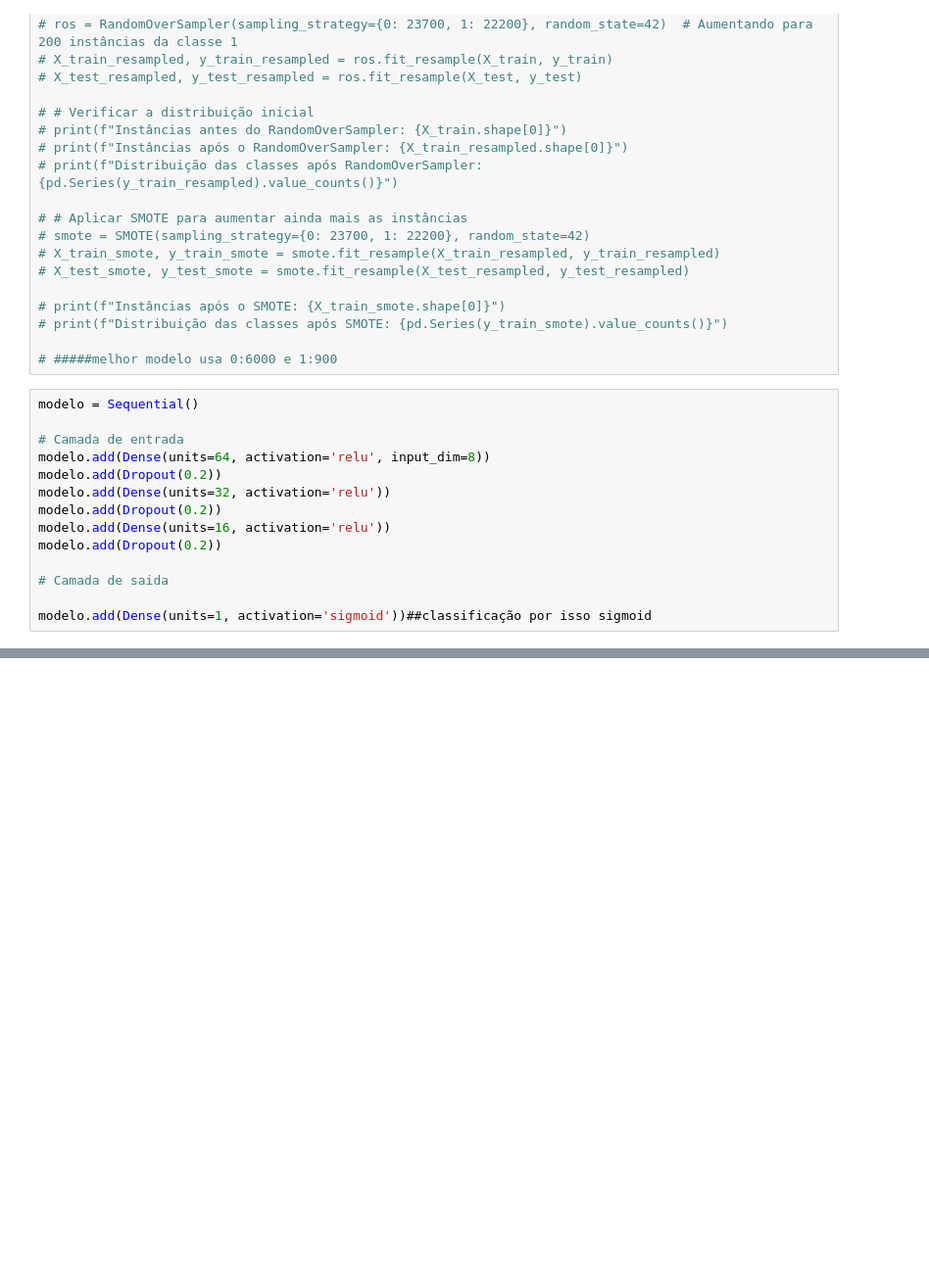
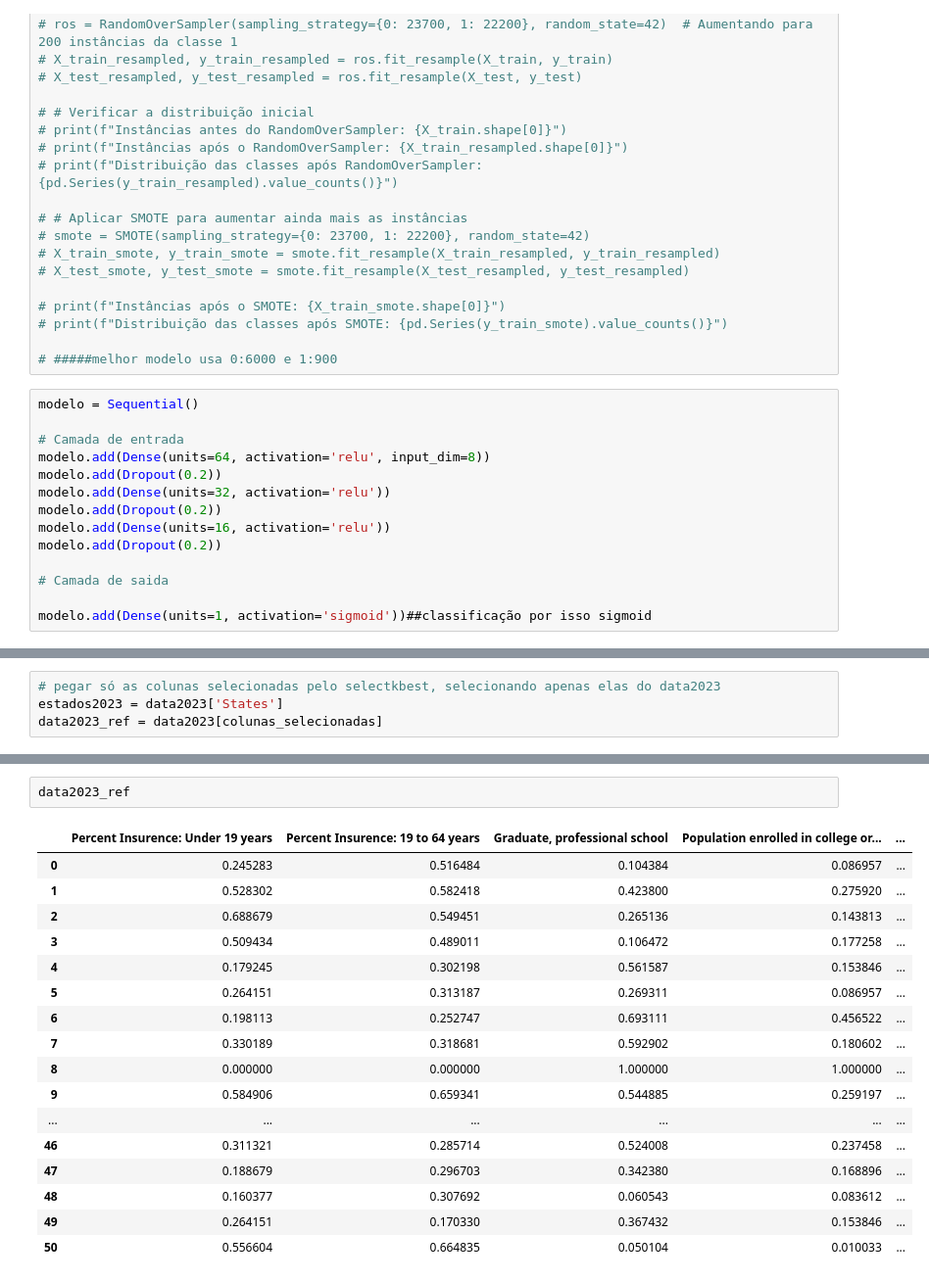
Before and after one commit to LuizNazareth/TrabalhoSAD, a Jupyter notebook: RNA.ipynb, the cells around one changed output, grey strips where cells are left out. Shown: that part at 98% size. Saved outputs shown, nothing was run; the diff lists cells and outputs as text; blank space fills up the shorter version.

```diff
--- a/RNA.ipynb
+++ b/RNA.ipynb
@@ -273,0 +284,4 @@ weighted avg       0.91      0.91      0.91        46
+# %%
+# pegar só as colunas selecionadas pelo selectkbest, selecionando apenas elas do data2023
+estados2023 = data2023['States']
+data2023_ref = data2023[colunas_selecionadas]
@@ -274 +310,21 @@ weighted avg       0.91      0.91      0.91        46
+# %%
+data2023_ref
+# %% [output]
+|  | Percent Insurence: Under 19 years | Percent Insurence: 19 to 64 years | Graduate, professional school | Population enrolled in college or... | ... |
+| 0 | 0.245283 | 0.516484 | 0.104384 | 0.086957 | ... |
+| 1 | 0.528302 | 0.582418 | 0.423800 | 0.275920 | ... |
+| 2 | 0.688679 | 0.549451 | 0.265136 | 0.143813 | ... |
+| 3 | 0.509434 | 0.489011 | 0.106472 | 0.177258 | ... |
+| 4 | 0.179245 | 0.302198 | 0.561587 | 0.153846 | ... |
+| 5 | 0.264151 | 0.313187 | 0.269311 | 0.086957 | ... |
+| 6 | 0.198113 | 0.252747 | 0.693111 | 0.456522 | ... |
+| 7 | 0.330189 | 0.318681 | 0.592902 | 0.180602 | ... |
+| 8 | 0.000000 | 0.000000 | 1.000000 | 1.000000 | ... |
+| 9 | 0.584906 | 0.659341 | 0.544885 | 0.259197 | ... |
+| ... | ... | ... | ... | ... | ... |
+| 46 | 0.311321 | 0.285714 | 0.524008 | 0.237458 | ... |
+| 47 | 0.188679 | 0.296703 | 0.342380 | 0.168896 | ... |
+| 48 | 0.160377 | 0.307692 | 0.060543 | 0.083612 | ... |
+| 49 | 0.264151 | 0.170330 | 0.367432 | 0.153846 | ... |
+| 50 | 0.556604 | 0.664835 | 0.050104 | 0.010033 | ... |
 # %%
```
Also changed, not shown: parts of 15 cells of this notebook, 1 other file.
